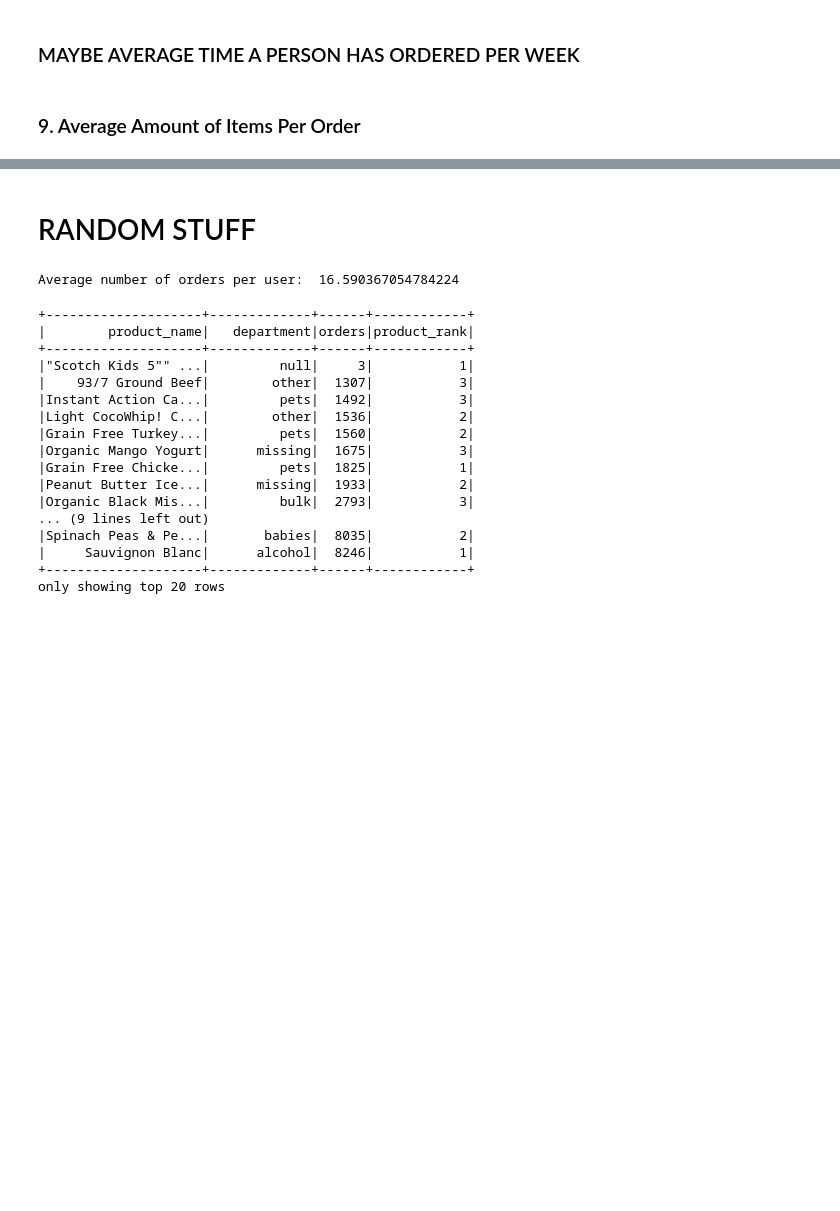
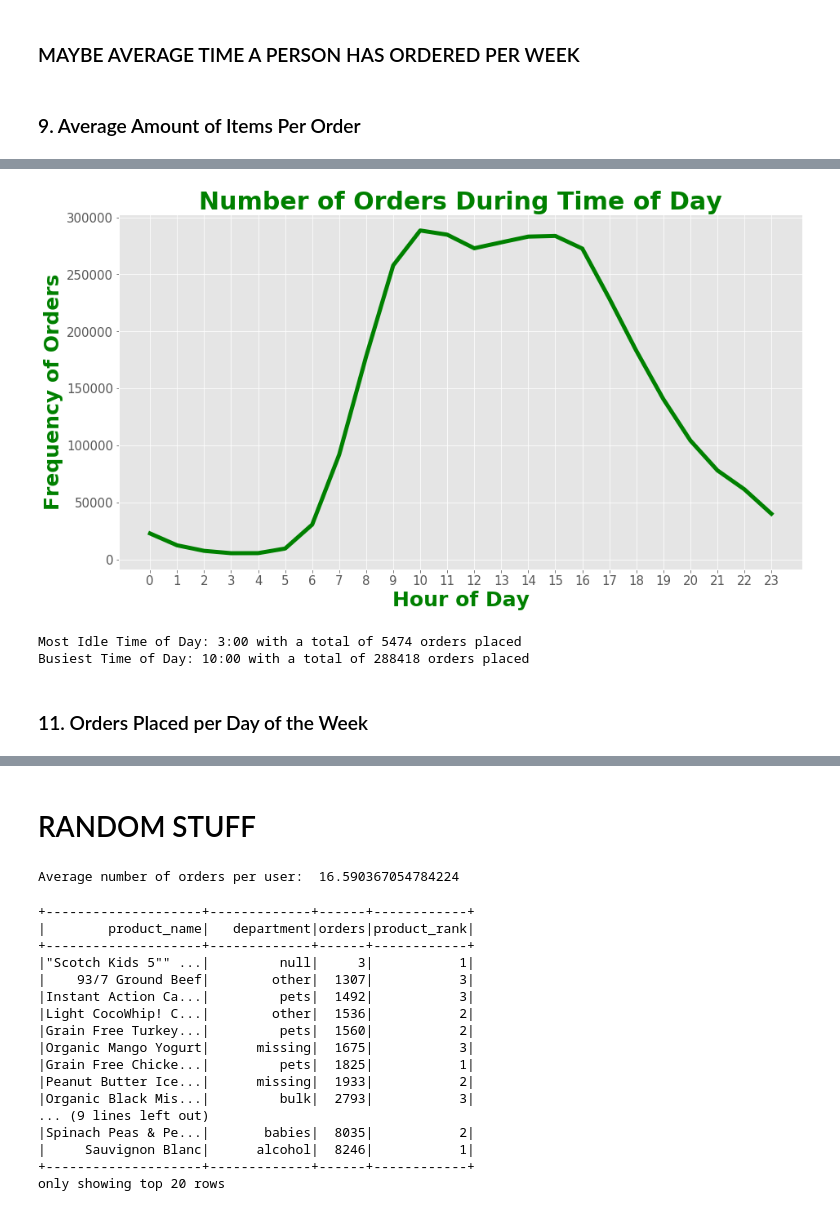
Before and after one commit to WinrichSy/Capstone_Instagram, a Jupyter notebook: Capstone 1 Instacart.ipynb, the cells around one changed output, grey strips where cells are left out. Cells and saved outputs as stored; diff of their text form; code cells hidden in the pictures; blank space fills up the shorter version.

```diff
--- a/Capstone 1 Instacart.ipynb
+++ b/Capstone 1 Instacart.ipynb
@@ -673,0 +684,37 @@ plt.show()
+# %%
+#10.1 Query to see the order hours of day
+query = '''SELECT order_hour_of_day, COUNT(order_id) as orders
+            FROM orders
+            GROUP BY order_hour_of_day
+            ORDER BY order_hour_of_day ASC'''
+
+order_hour_df = spark.sql(query).toPandas()
+# %%
+#10.2 Plot Line graph
+#TODO: done
+color = 'green'
+
+fig, ax = plt.subplots(figsize=(15,8))
+ax.plot(order_hour_df['order_hour_of_day'], order_hour_df['orders'], color=color, linewidth=5)
+plt.xticks(range(0,24),size=15)
+plt.yticks(size = 15)
+plt.xlabel('Hour of Day', size=25, color=color, weight='bold')
+plt.ylabel('Frequency of Orders', size=25, color=color, weight='bold')
+plt.title('Number of Orders During Time of Day', fontsize=30, color=color, weight='bold')
+plt.show()
+
+min_hour_orders = min(order_hour_df['orders'])
+min_busy_hour_row = order_hour_df[order_hour_df['orders']==min_hour_orders]
+min_busy_hour = min_busy_hour_row['order_hour_of_day']
+print('Most Idle Time of Day: {}:00 with a total of {} orders placed'.format(int(min_busy_hour), min_hour_orders))
+
+max_hour_orders = max(order_hour_df['orders'])
+max_busy_hour_row = order_hour_df[order_hour_df['orders']==max_hour_orders]
+max_busy_hour = max_busy_hour_row['order_hour_of_day']
+print('Busiest Time of Day: {}:00 with a total of {} orders placed'.format(int(max_busy_hour), max_hour_orders))
+# %% [output]
+[figure, added]
+Most Idle Time of Day: 3:00 with a total of 5474 orders placed
+Busiest Time of Day: 10:00 with a total of 288418 orders placed
+# %% [markdown]
+### 11. Orders Placed per Day of the Week
```
Also changed, not shown: parts of 13 cells of this notebook.
